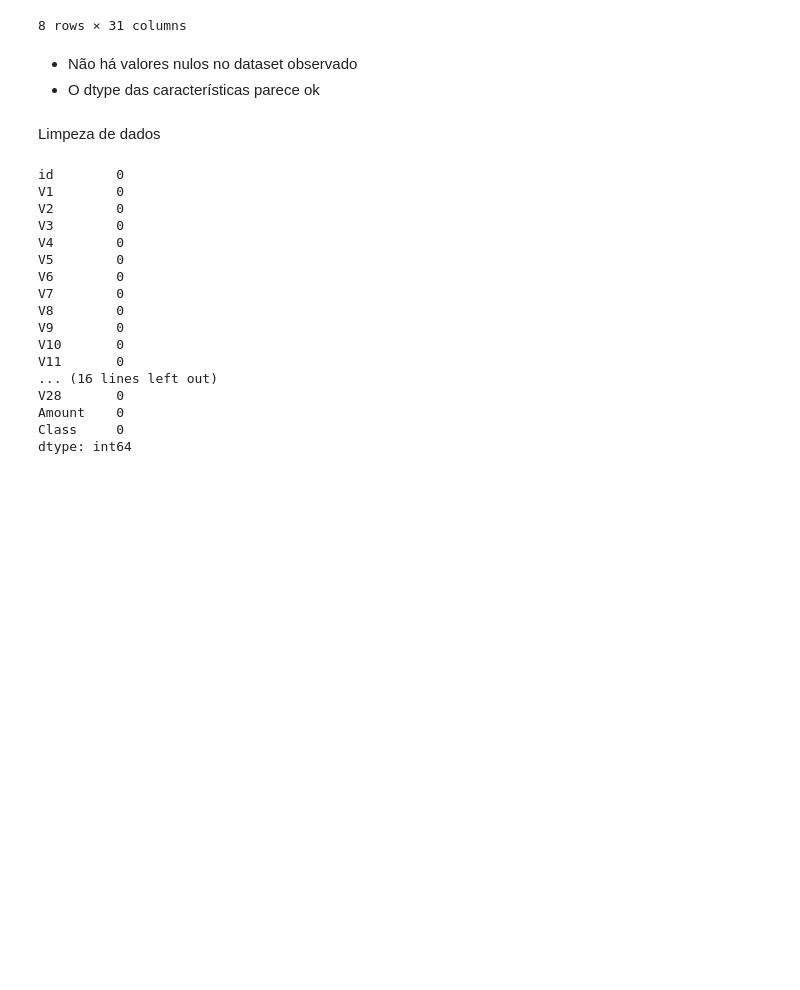
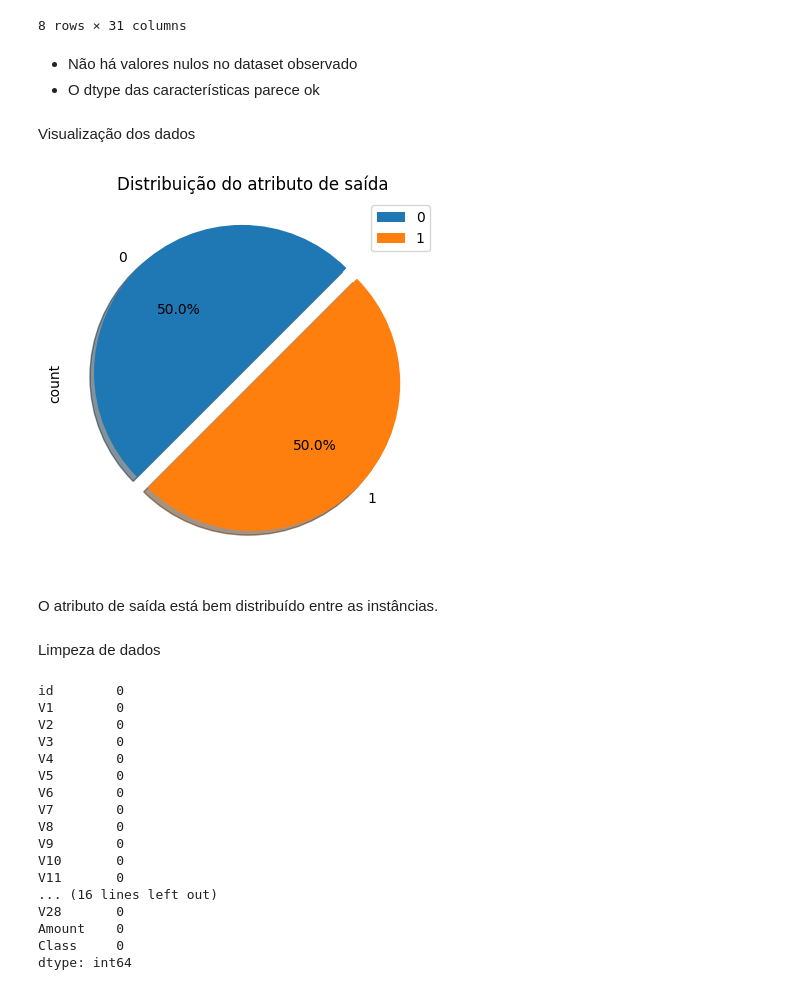
Before and after one commit to diegomatos321/Aprendizado-de-Maquina---Projeto-Final---2023.02, a Jupyter notebook: trabalho-final.ipynb, the cells around one changed output. Cells and saved outputs as stored; diff of their text form; code cells hidden in the pictures; blank space fills up the shorter version.

```diff
--- a/trabalho-final.ipynb
+++ b/trabalho-final.ipynb
@@ -70,6 +68,16 @@ df.describe()
 # %% [markdown]
 - Não há valores nulos no dataset observado
 - O dtype das características parece ok
+# %% [markdown]
+Visualização dos dados
+# %%
+df['Class'].value_counts().plot.pie(explode=[0.1, 0], autopct='%3.1f%%', shadow=True, legend=True, startangle=45)
+plt.title('Distribuição do atributo de saída')
+plt.show()
+# %% [output]
+[figure, added]
+# %% [markdown]
+O atributo de saída está bem distribuído entre as instâncias.
 # %% [markdown]
 Limpeza de dados
 # %%
```
Also changed, not shown: parts of 16 cells of this notebook.
